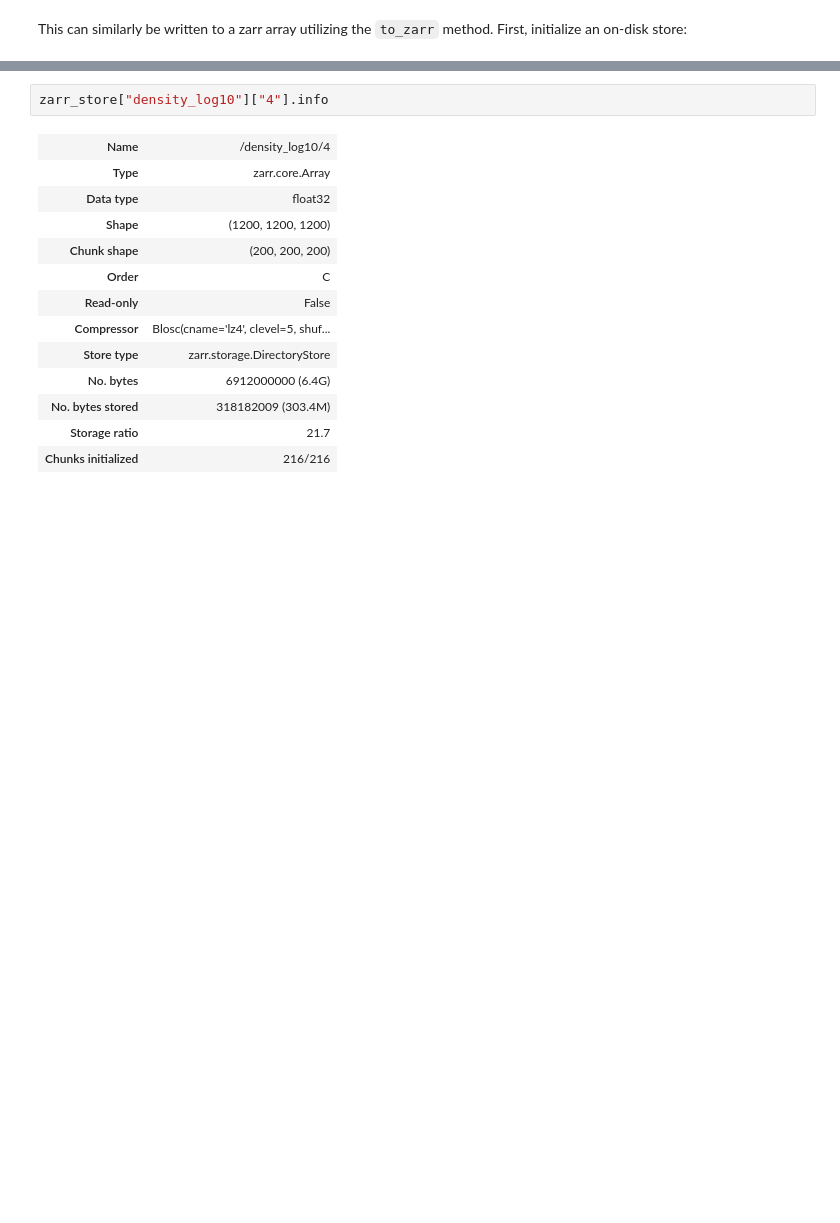
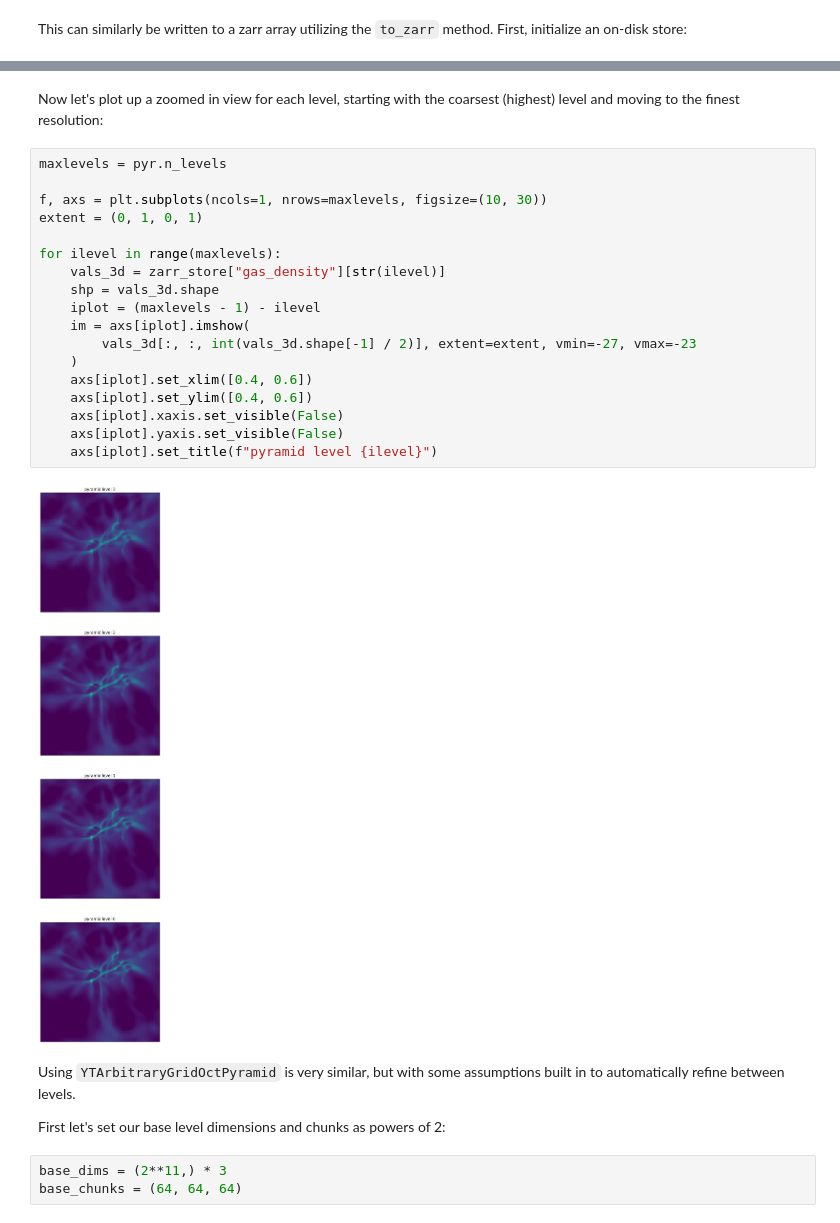
Before and after one commit to yt-project/yt_experiments, a Jupyter notebook: examples/tiled_grids_intro.ipynb, the cells around one changed output, grey strips where cells are left out. Drawn from its saved outputs; the diff is of its cells as text; blank space fills up the shorter version.

```diff
--- a/examples/tiled_grids_intro.ipynb
+++ b/examples/tiled_grids_intro.ipynb
@@ -278,16 +291,29 @@ zarr_store["density_log10"]["1"].info
+# %% [markdown]
+Now let's plot up a zoomed in view for each level, starting with the coarsest (highest) level and moving to the finest resolution:
 # %%
-zarr_store["density_log10"]["4"].info
+maxlevels = pyr.n_levels
+
+f, axs = plt.subplots(ncols=1, nrows=maxlevels, figsize=(10, 30))
+extent = (0, 1, 0, 1)
+
+for ilevel in range(maxlevels):
+    vals_3d = zarr_store["gas_density"][str(ilevel)]
+    shp = vals_3d.shape
+    iplot = (maxlevels - 1) - ilevel
+    im = axs[iplot].imshow(
+        vals_3d[:, :, int(vals_3d.shape[-1] / 2)], extent=extent, vmin=-27, vmax=-23
+    )
+    axs[iplot].set_xlim([0.4, 0.6])
+    axs[iplot].set_ylim([0.4, 0.6])
+    axs[iplot].xaxis.set_visible(False)
+    axs[iplot].yaxis.set_visible(False)
+    axs[iplot].set_title(f"pyramid level {ilevel}")
 # %% [output]
-| Name | /density_log10/4 |
-| Type | zarr.core.Array |
-| Data type | float32 |
-| Shape | (1200, 1200, 1200) |
-| Chunk shape | (200, 200, 200) |
-| Order | C |
-| Read-only | False |
-| Compressor | Blosc(cname='lz4', clevel=5, shuf... |
-| Store type | zarr.storage.DirectoryStore |
-| No. bytes | 6912000000 (6.4G) |
-| No. bytes stored | 318182009 (303.4M) |
-| Storage ratio | 21.7 |
-| Chunks initialized | 216/216 |
+[figure, added]
+# %% [markdown]
+Using `YTArbitraryGridOctPyramid` is very similar, but with some assumptions built in to automatically refine between levels.
+
+First let's set our base level dimensions and chunks as powers of 2:
+# %%
+base_dims = (2**11,) * 3
+base_chunks = (64, 64, 64)
```
Also changed, not shown: parts of 23 cells of this notebook, 1 other file.
